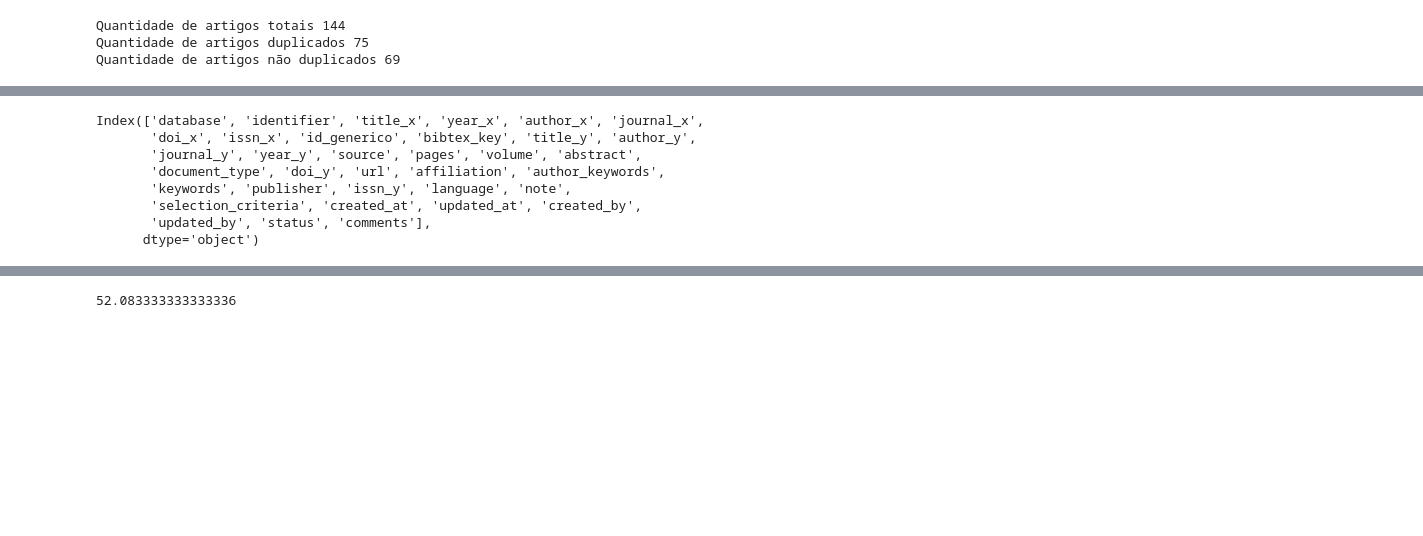
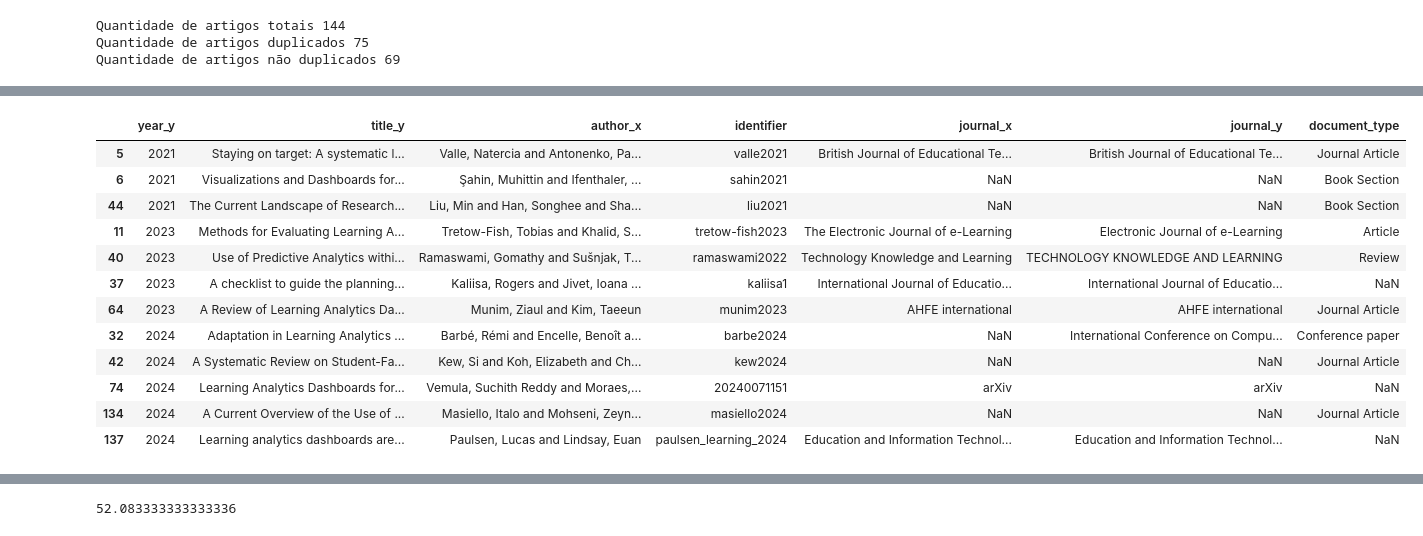
Before and after one commit to thiagogomesverissimo/notebooks, a Jupyter notebook: doutorado/tertiary_review.ipynb, the cells around one changed output, grey strips where cells are left out. Drawn from its saved outputs; the diff is of its cells as text; code cells hidden in the pictures; blank space fills up the shorter version.

```diff
--- a/doutorado/tertiary_review.ipynb
+++ b/doutorado/tertiary_review.ipynb
@@ -455,13 +456,20 @@ df_databases
 # %%
 # lista dos aceitos
 df_aceitos =  df_completo[df_completo['status'] == 'Accepted']
-df_aceitos.columns #title_x #['title_x'] # journal_x, author_x, doi_x, doi_y
+df_aceitos.columns #title_x #['title_x'
+
+df_aceitos[['year_y','title_y','author_x', 'identifier','journal_x','journal_y','document_type' ]].sort_values(by=['year_y'], ascending=True)
 # %% [output]
-Index(['database', 'identifier', 'title_x', 'year_x', 'author_x', 'journal_x',
-       'doi_x', 'issn_x', 'id_generico', 'bibtex_key', 'title_y', 'author_y',
-       'journal_y', 'year_y', 'source', 'pages', 'volume', 'abstract',
-       'document_type', 'doi_y', 'url', 'affiliation', 'author_keywords',
-       'keywords', 'publisher', 'issn_y', 'language', 'note',
-       'selection_criteria', 'created_at', 'updated_at', 'created_by',
-       'updated_by', 'status', 'comments'],
-      dtype='object')
+|  | year_y | title_y | author_x | identifier | journal_x | journal_y | document_type |
+| 5 | 2021 | Staying on target: A systematic l... | Valle, Natercia and Antonenko, Pa... | valle2021 | British Journal of Educational Te... | British Journal of Educational Te... | Journal Article |
+| 6 | 2021 | Visualizations and Dashboards for... | Şahi̇n, Muhittin and Ifenthaler, ... | sahin2021 | NaN | NaN | Book Section |
+| 44 | 2021 | The Current Landscape of Research... | Liu, Min and Han, Songhee and Sha... | liu2021 | NaN | NaN | Book Section |
+| 11 | 2023 | Methods for Evaluating Learning A... | Tretow-Fish, Tobias and Khalid, S... | tretow-fish2023 | The Electronic Journal of e-Learning | Electronic Journal of e-Learning | Article |
+| 40 | 2023 | Use of Predictive Analytics withi... | Ramaswami, Gomathy and Sušnjak, T... | ramaswami2022 | Technology Knowledge and Learning | TECHNOLOGY KNOWLEDGE AND LEARNING | Review |
+| 37 | 2023 | A checklist to guide the planning... | Kaliisa, Rogers and Jivet, Ioana ... | kaliisa1 | International Journal of Educatio... | International Journal of Educatio... | NaN |
+| 64 | 2023 | A Review of Learning Analytics Da... | Munim, Ziaul and Kim, Taeeun | munim2023 | AHFE international | AHFE international | Journal Article |
+| 32 | 2024 | Adaptation in Learning Analytics ... | Barbé, Rémi and Encelle, Benoît a... | barbe2024 | NaN | International Conference on Compu... | Conference paper |
+| 42 | 2024 | A Systematic Review on Student-Fa... | Kew, Si and Koh, Elizabeth and Ch... | kew2024 | NaN | NaN | Journal Article |
+| 74 | 2024 | Learning Analytics Dashboards for... | Vemula, Suchith Reddy and Moraes,... | 20240071151 | arXiv | arXiv | NaN |
+| 134 | 2024 | A Current Overview of the Use of ... | Masiello, Italo and Mohseni, Zeyn... | masiello2024 | NaN | NaN | Journal Article |
+| 137 | 2024 | Learning analytics dashboards are... | Paulsen, Lucas and Lindsay, Euan | paulsen_learning_2024 | Education and Information Technol... | Education and Information Technol... | NaN |
```
Also changed, not shown: parts of 6 cells of this notebook, 1 other file.
